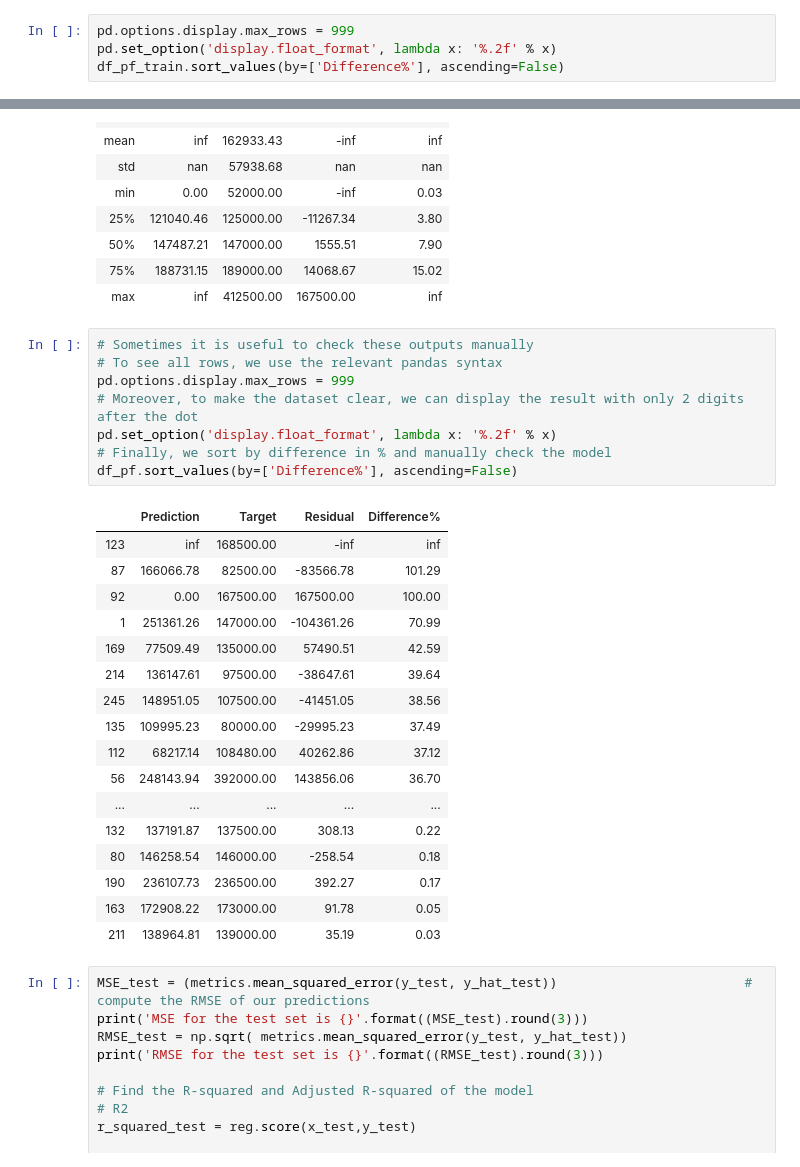
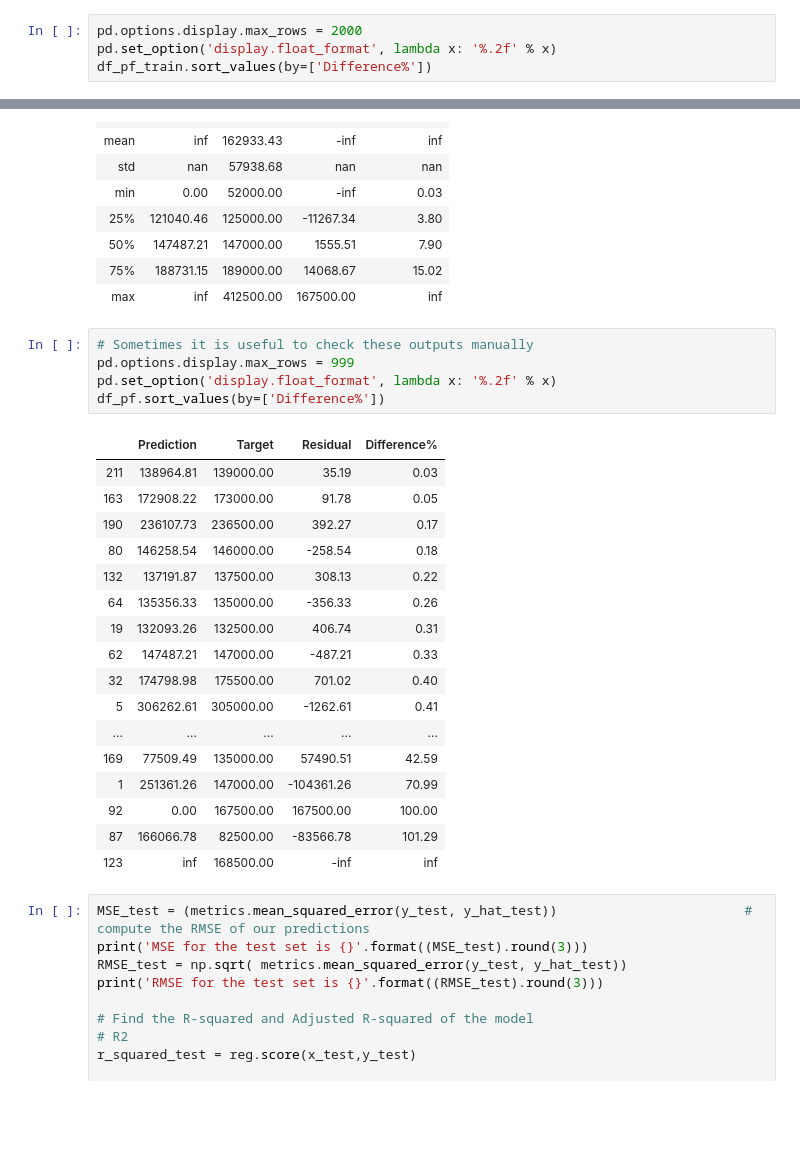
Before and after one commit to nileshjoshic/Machine-Learning-Live-Project, a Jupyter notebook: House Sale Price Prediction.ipynb, the cells around one changed output, grey strips where cells are left out. Drawn from its saved outputs; the diff is of its cells as text; blank space fills up the shorter version.

```diff
--- a/House Sale Price Prediction.ipynb
+++ b/House Sale Price Prediction.ipynb
@@ -1319,8 +1343,8 @@ df_pf_train['Target'] = np.exp(y_train)
 df_pf_train['Residual'] = df_pf_train['Target'] - df_pf_train['Prediction']
 df_pf_train['Difference%'] = np.absolute(df_pf_train['Residual']/df_pf_train['Target']*100)
 # %%
-pd.options.display.max_rows = 999
+pd.options.display.max_rows = 2000
 pd.set_option('display.float_format', lambda x: '%.2f' % x)
-df_pf_train.sort_values(by=['Difference%'], ascending=False)
+df_pf_train.sort_values(by=['Difference%'])
 # %% [output]
 |  | Prediction | Target | Residual | Difference% |
@@ -1480,30 +1532,27 @@ df_pf.describe()
 | max | inf | 412500.00 | 167500.00 | inf |
 # %%
 # Sometimes it is useful to check these outputs manually
-# To see all rows, we use the relevant pandas syntax
 pd.options.display.max_rows = 999
-# Moreover, to make the dataset clear, we can display the result with only 2 digits after the dot
 pd.set_option('display.float_format', lambda x: '%.2f' % x)
-# Finally, we sort by difference in % and manually check the model
-df_pf.sort_values(by=['Difference%'], ascending=False)
+df_pf.sort_values(by=['Difference%'])
 # %% [output]
 |  | Prediction | Target | Residual | Difference% |
+| 211 | 138964.81 | 139000.00 | 35.19 | 0.03 |
+| 163 | 172908.22 | 173000.00 | 91.78 | 0.05 |
+| 190 | 236107.73 | 236500.00 | 392.27 | 0.17 |
+| 80 | 146258.54 | 146000.00 | -258.54 | 0.18 |
+| 132 | 137191.87 | 137500.00 | 308.13 | 0.22 |
+| 64 | 135356.33 | 135000.00 | -356.33 | 0.26 |
+| 19 | 132093.26 | 132500.00 | 406.74 | 0.31 |
+| 62 | 147487.21 | 147000.00 | -487.21 | 0.33 |
+| 32 | 174798.98 | 175500.00 | 701.02 | 0.40 |
+| 5 | 306262.61 | 305000.00 | -1262.61 | 0.41 |
+| ... | ... | ... | ... | ... |
+| 169 | 77509.49 | 135000.00 | 57490.51 | 42.59 |
+| 1 | 251361.26 | 147000.00 | -104361.26 | 70.99 |
+| 92 | 0.00 | 167500.00 | 167500.00 | 100.00 |
+| 87 | 166066.78 | 82500.00 | -83566.78 | 101.29 |
 | 123 | inf | 168500.00 | -inf | inf |
-| 87 | 166066.78 | 82500.00 | -83566.78 | 101.29 |
-| 92 | 0.00 | 167500.00 | 167500.00 | 100.00 |
-| 1 | 251361.26 | 147000.00 | -104361.26 | 70.99 |
-| 169 | 77509.49 | 135000.00 | 57490.51 | 42.59 |
-| 214 | 136147.61 | 97500.00 | -38647.61 | 39.64 |
-| 245 | 148951.05 | 107500.00 | -41451.05 | 38.56 |
-| 135 | 109995.23 | 80000.00 | -29995.23 | 37.49 |
-| 112 | 68217.14 | 108480.00 | 40262.86 | 37.12 |
-| 56 | 248143.94 | 392000.00 | 143856.06 | 36.70 |
-| ... | ... | ... | ... | ... |
-| 132 | 137191.87 | 137500.00 | 308.13 | 0.22 |
-| 80 | 146258.54 | 146000.00 | -258.54 | 0.18 |
-| 190 | 236107.73 | 236500.00 | 392.27 | 0.17 |
-| 163 | 172908.22 | 173000.00 | 91.78 | 0.05 |
-| 211 | 138964.81 | 139000.00 | 35.19 | 0.03 |
 # %%
 MSE_test = (metrics.mean_squared_error(y_test, y_hat_test))                        # compute the RMSE of our predictions
 print('MSE for the test set is {}'.format((MSE_test).round(3)))
```
Also changed, not shown: parts of 18 cells of this notebook.
